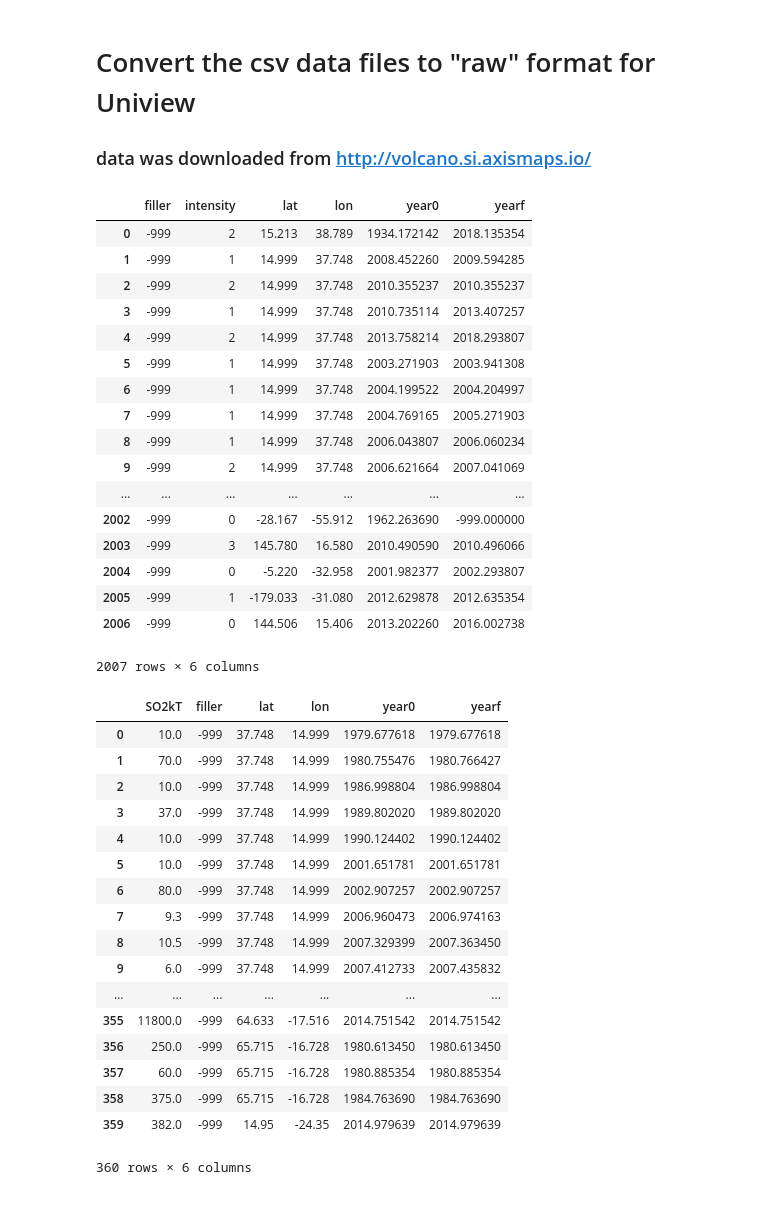
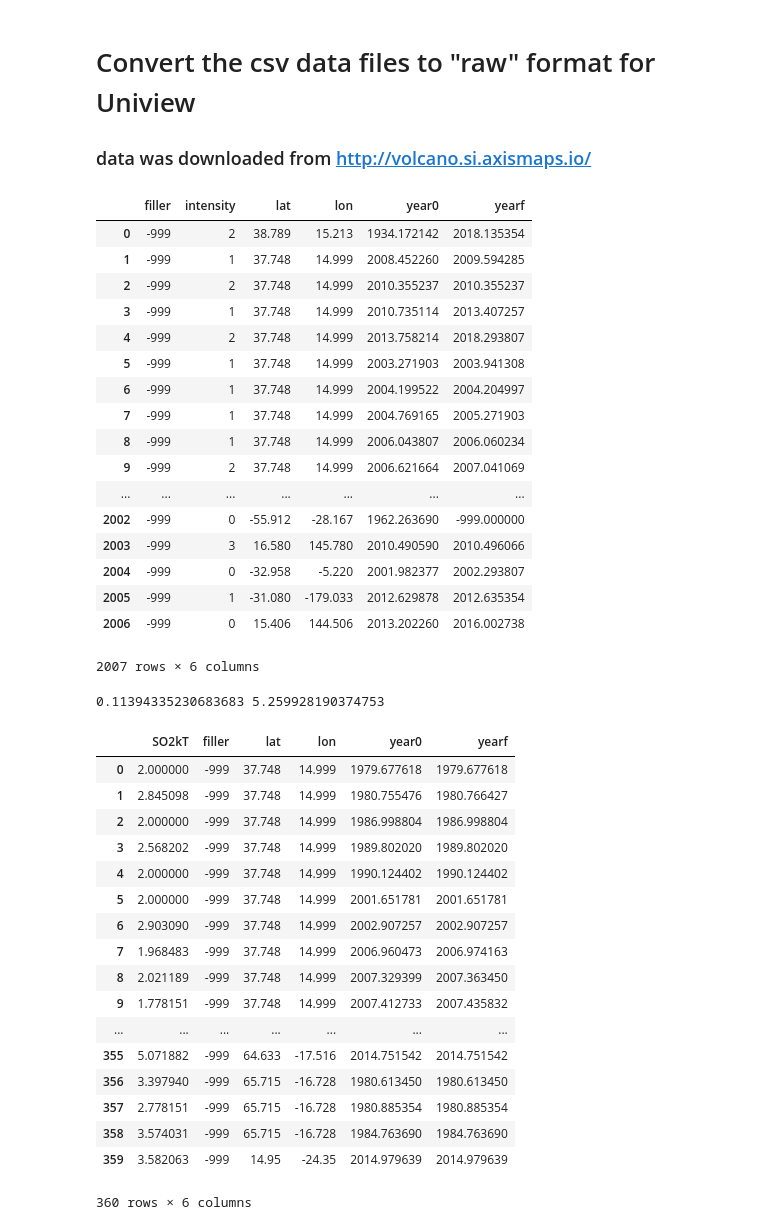
Before and after one commit to ageller/UniviewVolcanoesEmissions, a Jupyter notebook: VolcanoesEmissions/rawdata/convertRawData.ipynb, the cells around one changed output. Cells and saved outputs as stored; diff of their text form; code cells hidden in the pictures.

Commit message:
Taking log SO2kT, fixed bug in volcano positions

```diff
--- a/VolcanoesEmissions/rawdata/convertRawData.ipynb
+++ b/VolcanoesEmissions/rawdata/convertRawData.ipynb
@@ -23,35 +23,35 @@ def convertGeo(gin):
 # %%
 volcanoes = pd.read_csv('E3WebApp_Eruptions1960.csv', quotechar='"')
 N = len(volcanoes)
 Vout = dict()
-Vout['lon'] = volcanoes['LatitudeDecimal']
-Vout['lat'] = volcanoes['LongitudeDecimal']
+Vout['lon'] = volcanoes['LongitudeDecimal']
+Vout['lat'] = volcanoes['LatitudeDecimal']
 Vout['intensity'] = volcanoes['ExplosivityIndexMax']
 Vout['year0'] = convertDate(volcanoes['StartDate'])
 Vout['yearf'] = convertDate(volcanoes['EndDate'])
 Vout['filler'] = np.full(N, -999)
 df = pd.DataFrame(data=Vout).fillna(value = -999)
 display(df)
 df.to_csv('../data/E3WebApp_Eruptions1960.raw', sep=' ', header = False, float_format= "%.4f", index = False,\
           columns = ['lon', 'lat', 'intensity', 'year0', 'yearf', 'filler', 'filler', 'filler', 'filler'])
 # %% [output]
 |  | filler | intensity | lat | lon | year0 | yearf |
-| 0 | -999 | 2 | 15.213 | 38.789 | 1934.172142 | 2018.135354 |
-| 1 | -999 | 1 | 14.999 | 37.748 | 2008.452260 | 2009.594285 |
-| 2 | -999 | 2 | 14.999 | 37.748 | 2010.355237 | 2010.355237 |
-| 3 | -999 | 1 | 14.999 | 37.748 | 2010.735114 | 2013.407257 |
-| 4 | -999 | 2 | 14.999 | 37.748 | 2013.758214 | 2018.293807 |
-| 5 | -999 | 1 | 14.999 | 37.748 | 2003.271903 | 2003.941308 |
-| 6 | -999 | 1 | 14.999 | 37.748 | 2004.199522 | 2004.204997 |
-| 7 | -999 | 1 | 14.999 | 37.748 | 2004.769165 | 2005.271903 |
-| 8 | -999 | 1 | 14.999 | 37.748 | 2006.043807 | 2006.060234 |
-| 9 | -999 | 2 | 14.999 | 37.748 | 2006.621664 | 2007.041069 |
+| 0 | -999 | 2 | 38.789 | 15.213 | 1934.172142 | 2018.135354 |
+| 1 | -999 | 1 | 37.748 | 14.999 | 2008.452260 | 2009.594285 |
+| 2 | -999 | 2 | 37.748 | 14.999 | 2010.355237 | 2010.355237 |
+| 3 | -999 | 1 | 37.748 | 14.999 | 2010.735114 | 2013.407257 |
+| 4 | -999 | 2 | 37.748 | 14.999 | 2013.758214 | 2018.293807 |
+| 5 | -999 | 1 | 37.748 | 14.999 | 2003.271903 | 2003.941308 |
+| 6 | -999 | 1 | 37.748 | 14.999 | 2004.199522 | 2004.204997 |
+| 7 | -999 | 1 | 37.748 | 14.999 | 2004.769165 | 2005.271903 |
+| 8 | -999 | 1 | 37.748 | 14.999 | 2006.043807 | 2006.060234 |
+| 9 | -999 | 2 | 37.748 | 14.999 | 2006.621664 | 2007.041069 |
 | ... | ... | ... | ... | ... | ... | ... |
-| 2002 | -999 | 0 | -28.167 | -55.912 | 1962.263690 | -999.000000 |
-| 2003 | -999 | 3 | 145.780 | 16.580 | 2010.490590 | 2010.496066 |
-| 2004 | -999 | 0 | -5.220 | -32.958 | 2001.982377 | 2002.293807 |
-| 2005 | -999 | 1 | -179.033 | -31.080 | 2012.629878 | 2012.635354 |
-| 2006 | -999 | 0 | 144.506 | 15.406 | 2013.202260 | 2016.002738 |
+| 2002 | -999 | 0 | -55.912 | -28.167 | 1962.263690 | -999.000000 |
+| 2003 | -999 | 3 | 16.580 | 145.780 | 2010.490590 | 2010.496066 |
+| 2004 | -999 | 0 | -32.958 | -5.220 | 2001.982377 | 2002.293807 |
+| 2005 | -999 | 1 | -31.080 | -179.033 | 2012.629878 | 2012.635354 |
+| 2006 | -999 | 0 | 15.406 | 144.506 | 2013.202260 | 2016.002738 |
 2007 rows × 6 columns
 # %%
 emissions = pd.read_csv('E3WebApp_Emissions.csv', quotechar='"')
@@ -60,30 +60,32 @@ Eout = dict()
 coord = convertGeo(emissions['GeoLocation'])
 Eout['lon'] = coord['lon']
 Eout['lat'] = coord['lat']
-Eout['SO2kT'] = emissions['SO2_Kilotons']
+Eout['SO2kT'] = 1. + np.log10(emissions['SO2_Kilotons'])
 Eout['year0'] = convertDate(emissions['StartDate'])
 Eout['yearf'] = convertDate(emissions['EndDate'])
 Eout['filler'] = np.full(N, -999)
+print(min(Eout['SO2kT']), max(Eout['SO2kT']))
 df = pd.DataFrame(data=Eout).fillna(value = -999)
 display(df)
 df.to_csv('../data/E3WebApp_Emissions.raw', sep=' ', header = False, float_format = "%.4f", index = False,\
           columns = ['lon', 'lat', 'SO2kT', 'year0', 'yearf', 'filler', 'filler', 'filler', 'filler'])
 # %% [output]
+0.11394335230683683 5.259928190374753
 |  | SO2kT | filler | lat | lon | year0 | yearf |
-| 0 | 10.0 | -999 | 37.748 | 14.999 | 1979.677618 | 1979.677618 |
-| 1 | 70.0 | -999 | 37.748 | 14.999 | 1980.755476 | 1980.766427 |
-| 2 | 10.0 | -999 | 37.748 | 14.999 | 1986.998804 | 1986.998804 |
-| 3 | 37.0 | -999 | 37.748 | 14.999 | 1989.802020 | 1989.802020 |
-| 4 | 10.0 | -999 | 37.748 | 14.999 | 1990.124402 | 1990.124402 |
-| 5 | 10.0 | -999 | 37.748 | 14.999 | 2001.651781 | 2001.651781 |
-| 6 | 80.0 | -999 | 37.748 | 14.999 | 2002.907257 | 2002.907257 |
-| 7 | 9.3 | -999 | 37.748 | 14.999 | 2006.960473 | 2006.974163 |
-| 8 | 10.5 | -999 | 37.748 | 14.999 | 2007.329399 | 2007.363450 |
-| 9 | 6.0 | -999 | 37.748 | 14.999 | 2007.412733 | 2007.435832 |
+| 0 | 2.000000 | -999 | 37.748 | 14.999 | 1979.677618 | 1979.677618 |
+| 1 | 2.845098 | -999 | 37.748 | 14.999 | 1980.755476 | 1980.766427 |
+| 2 | 2.000000 | -999 | 37.748 | 14.999 | 1986.998804 | 1986.998804 |
+| 3 | 2.568202 | -999 | 37.748 | 14.999 | 1989.802020 | 1989.802020 |
+| 4 | 2.000000 | -999 | 37.748 | 14.999 | 1990.124402 | 1990.124402 |
+| 5 | 2.000000 | -999 | 37.748 | 14.999 | 2001.651781 | 2001.651781 |
+| 6 | 2.903090 | -999 | 37.748 | 14.999 | 2002.907257 | 2002.907257 |
+| 7 | 1.968483 | -999 | 37.748 | 14.999 | 2006.960473 | 2006.974163 |
+| 8 | 2.021189 | -999 | 37.748 | 14.999 | 2007.329399 | 2007.363450 |
+| 9 | 1.778151 | -999 | 37.748 | 14.999 | 2007.412733 | 2007.435832 |
 | ... | ... | ... | ... | ... | ... | ... |
-| 355 | 11800.0 | -999 | 64.633 | -17.516 | 2014.751542 | 2014.751542 |
-| 356 | 250.0 | -999 | 65.715 | -16.728 | 1980.613450 | 1980.613450 |
-| 357 | 60.0 | -999 | 65.715 | -16.728 | 1980.885354 | 1980.885354 |
-| 358 | 375.0 | -999 | 65.715 | -16.728 | 1984.763690 | 1984.763690 |
-| 359 | 382.0 | -999 | 14.95 | -24.35 | 2014.979639 | 2014.979639 |
+| 355 | 5.071882 | -999 | 64.633 | -17.516 | 2014.751542 | 2014.751542 |
+| 356 | 3.397940 | -999 | 65.715 | -16.728 | 1980.613450 | 1980.613450 |
+| 357 | 2.778151 | -999 | 65.715 | -16.728 | 1980.885354 | 1980.885354 |
+| 358 | 3.574031 | -999 | 65.715 | -16.728 | 1984.763690 | 1984.763690 |
+| 359 | 3.582063 | -999 | 14.95 | -24.35 | 2014.979639 | 2014.979639 |
-360 rows × 6 columns
+360 rows × 6 columns
```
